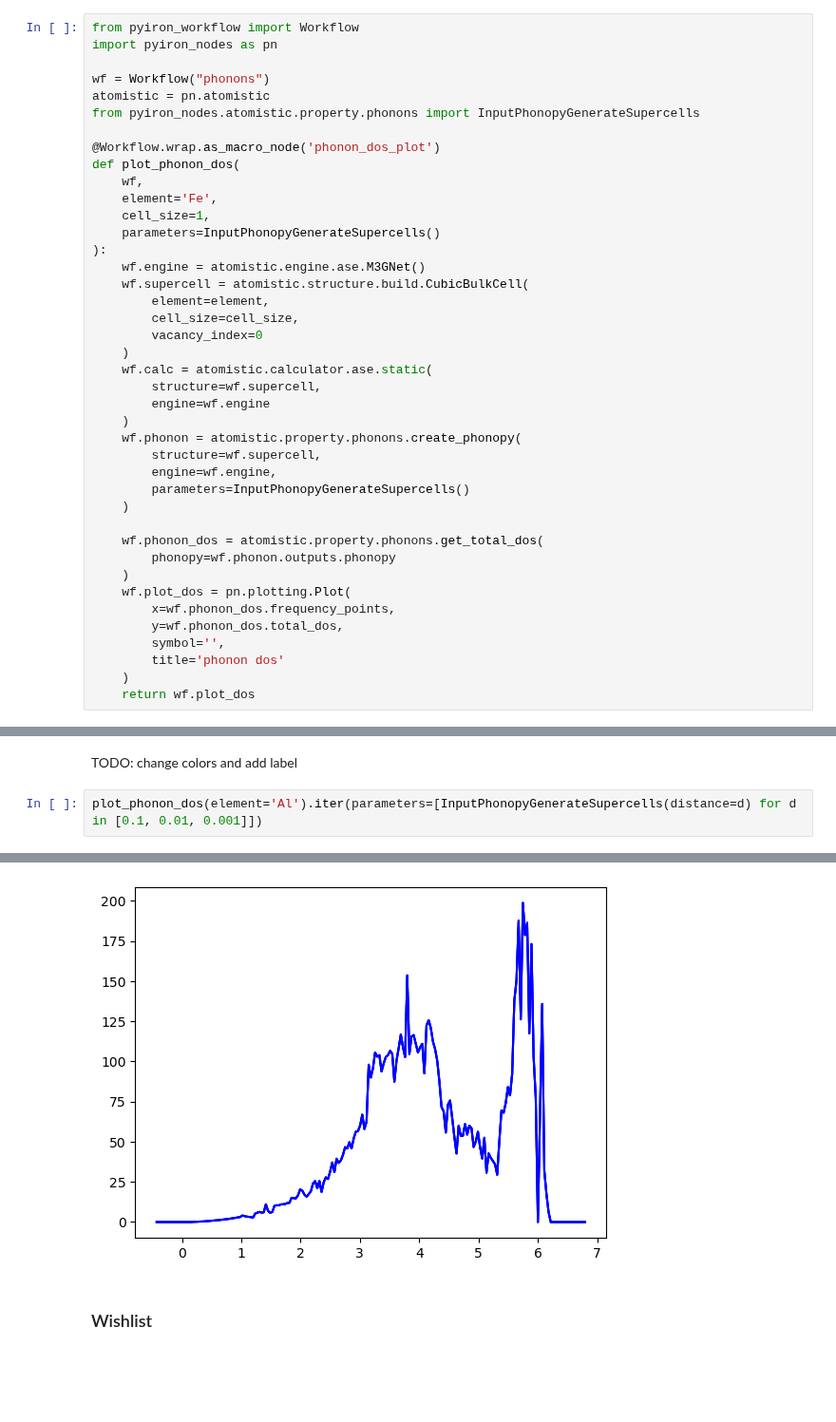
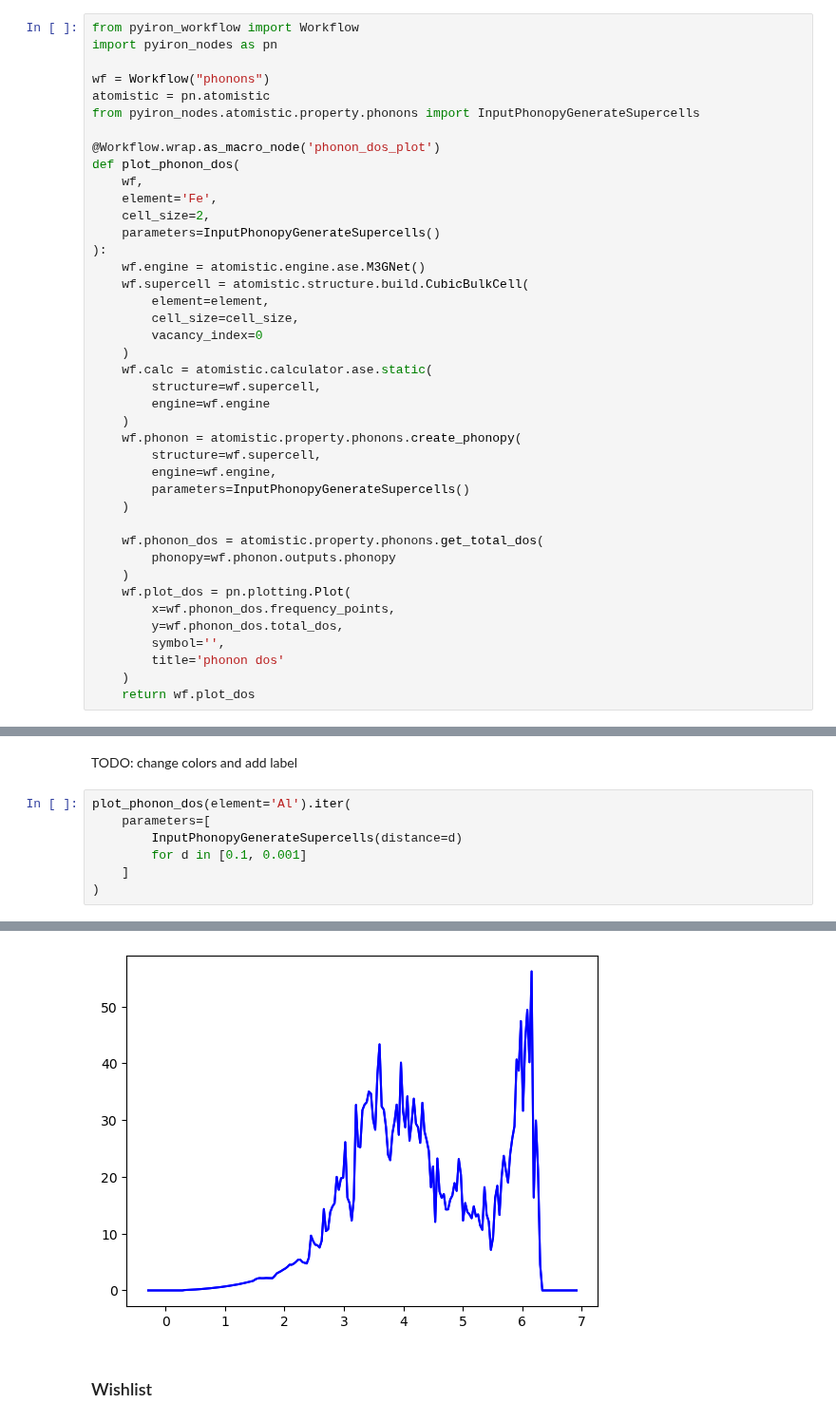
Before and after one commit to pyiron/pyiron_nodes, a Jupyter notebook: notebooks/examples.ipynb, the cells around one changed output, grey strips where cells are left out. Shown at 95% size. Drawn from its saved outputs; the diff is of its cells as text; blank space fills up the shorter version.

Commit message:
Make notebook run a little faster
By using smaller/fewer inputs for the iteration

```diff
--- a/notebooks/examples.ipynb
+++ b/notebooks/examples.ipynb
@@ -268,7 +268,7 @@ from pyiron_nodes.atomistic.property.phonons import InputPhonopyGenerateSupercel
 def plot_phonon_dos(
     wf,
     element='Fe',
-    cell_size=1,
+    cell_size=2,
     parameters=InputPhonopyGenerateSupercells()
 ):
     wf.engine = atomistic.engine.ase.M3GNet()
@@ -307,7 +307,12 @@ plot_phonon_dos().iter(element=['Al', 'Fe'])
 # %% [markdown]
 TODO: change colors and add label
 # %%
-plot_phonon_dos(element='Al').iter(parameters=[InputPhonopyGenerateSupercells(distance=d) for d in [0.1, 0.01, 0.001]])
+plot_phonon_dos(element='Al').iter(
+    parameters=[
+        InputPhonopyGenerateSupercells(distance=d)
+        for d in [0.1, 0.001]
+    ]
+)
 # %% [output]
 |  | parameters | phonon_dos_plot |
 | 0 | InputPhonopyGenerateSupercells(di... | <module 'matplotlib.pyplot' from ... |
@@ -316,4 +320,4 @@ plot_phonon_dos(element='Al').iter(parameters=[InputPhonopyGenerateSupercells(di
-[figure, old version]
+[figure, new version]
 # %% [markdown]
 ### Wishlist
 # %% [markdown]
```
Also changed, not shown: parts of 2 cells of this notebook.
